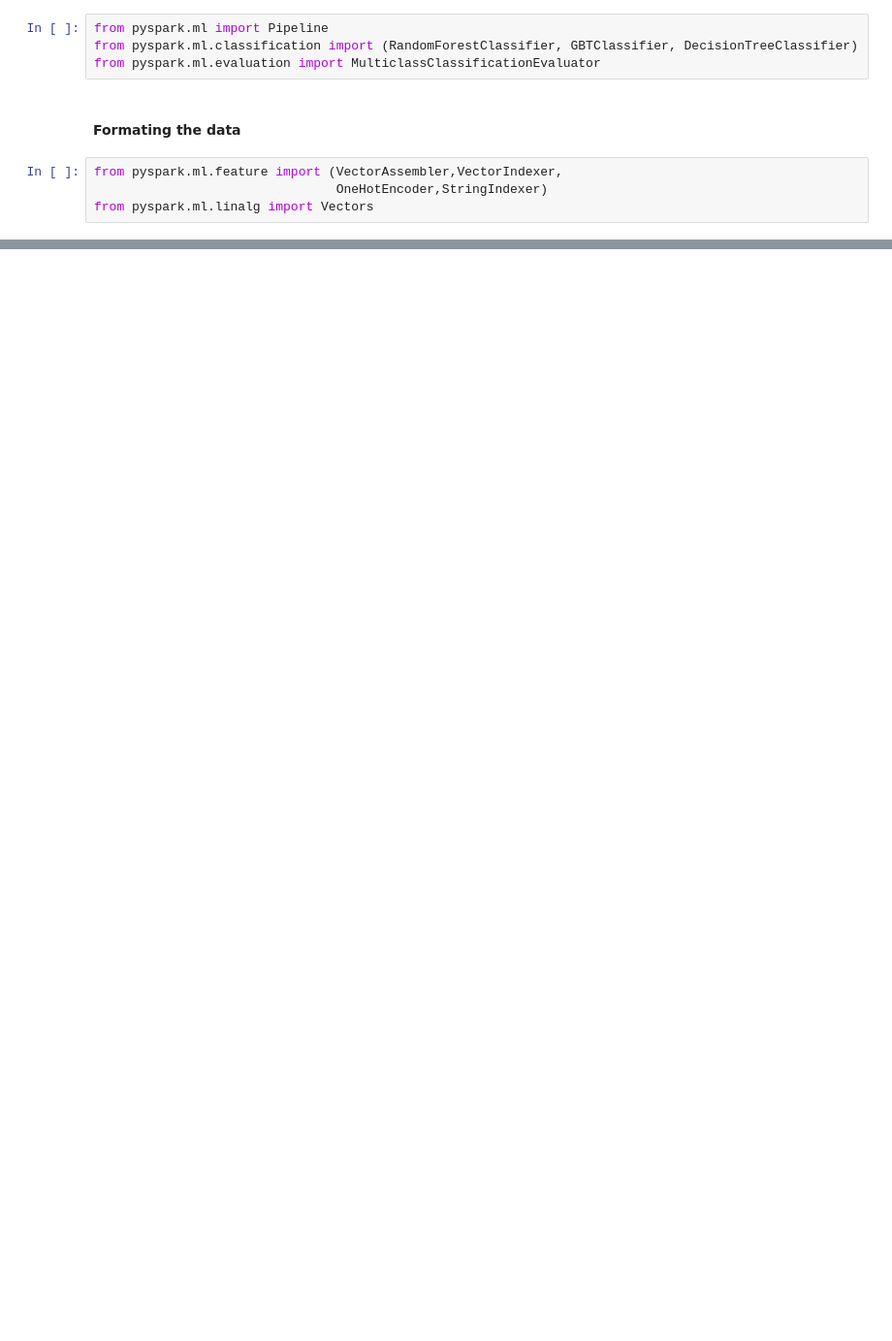
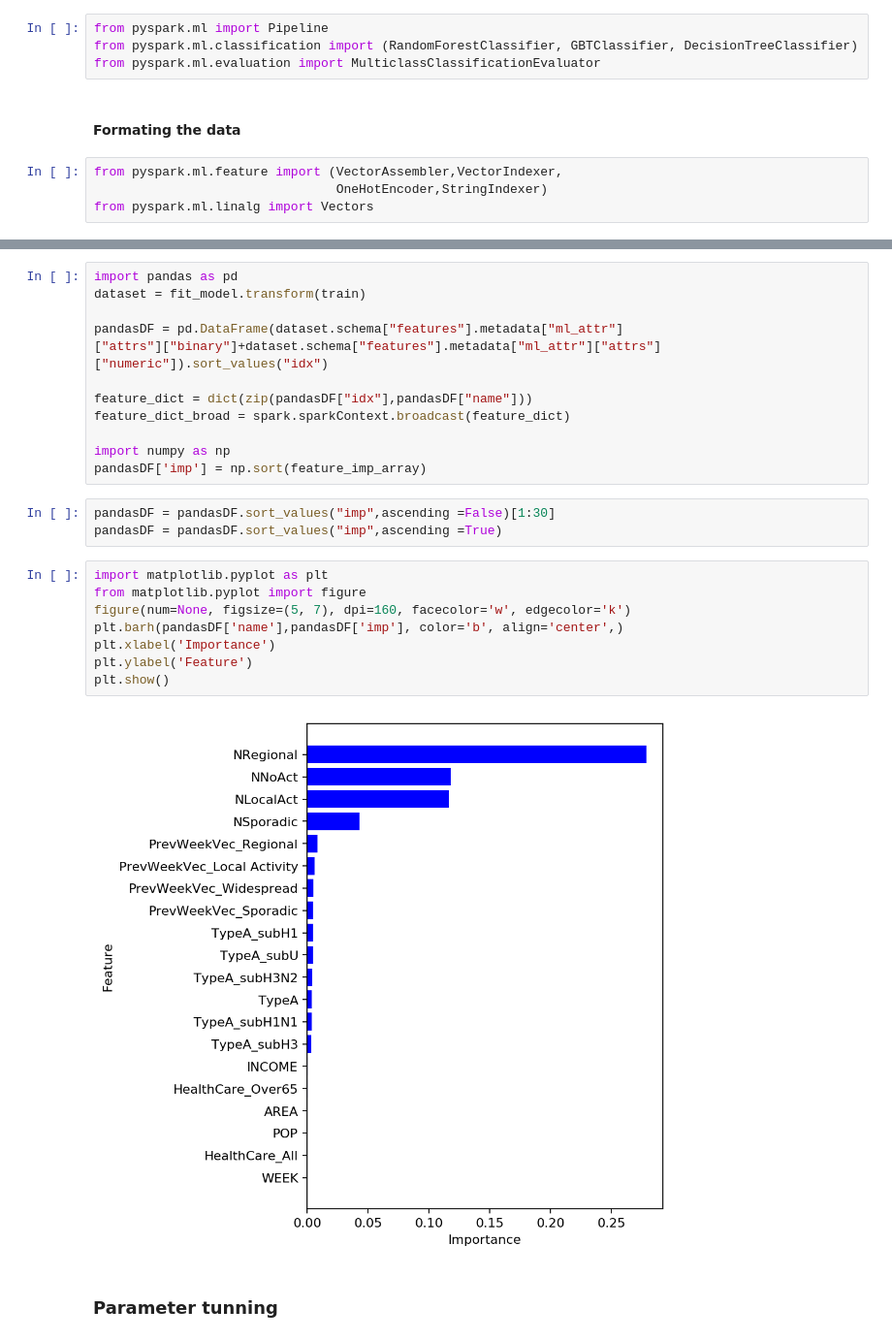
Before and after one commit to QuentinMas66/IINFOSYS-722, a Jupyter notebook: Flu_Prediction.ipynb, the cells around one changed output, grey strips where cells are left out. Shown at 97% size. Saved outputs shown, nothing was run; the diff lists cells and outputs as text; blank space fills up the shorter version.

```diff
--- a/Flu_Prediction.ipynb
+++ b/Flu_Prediction.ipynb
@@ -674,0 +155,27 @@ Test Error = 0.45109
+# %%
+import pandas as pd
+dataset = fit_model.transform(train)
+
+pandasDF = pd.DataFrame(dataset.schema["features"].metadata["ml_attr"]
+["attrs"]["binary"]+dataset.schema["features"].metadata["ml_attr"]["attrs"]["numeric"]).sort_values("idx")
+
+feature_dict = dict(zip(pandasDF["idx"],pandasDF["name"]))
+feature_dict_broad = spark.sparkContext.broadcast(feature_dict)
+
+import numpy as np
+pandasDF['imp'] = np.sort(feature_imp_array)
+# %%
+pandasDF = pandasDF.sort_values("imp",ascending =False)[1:30]
+pandasDF = pandasDF.sort_values("imp",ascending =True)
+# %%
+import matplotlib.pyplot as plt
+from matplotlib.pyplot import figure
+figure(num=None, figsize=(5, 7), dpi=160, facecolor='w', edgecolor='k')
+plt.barh(pandasDF['name'],pandasDF['imp'], color='b', align='center',)
+plt.xlabel('Importance')
+plt.ylabel('Feature')
+plt.show()
+# %% [output]
+[figure, added]
+# %% [markdown]
+###  Parameter tunning
```
Also changed, not shown: parts of 54 cells of this notebook.
